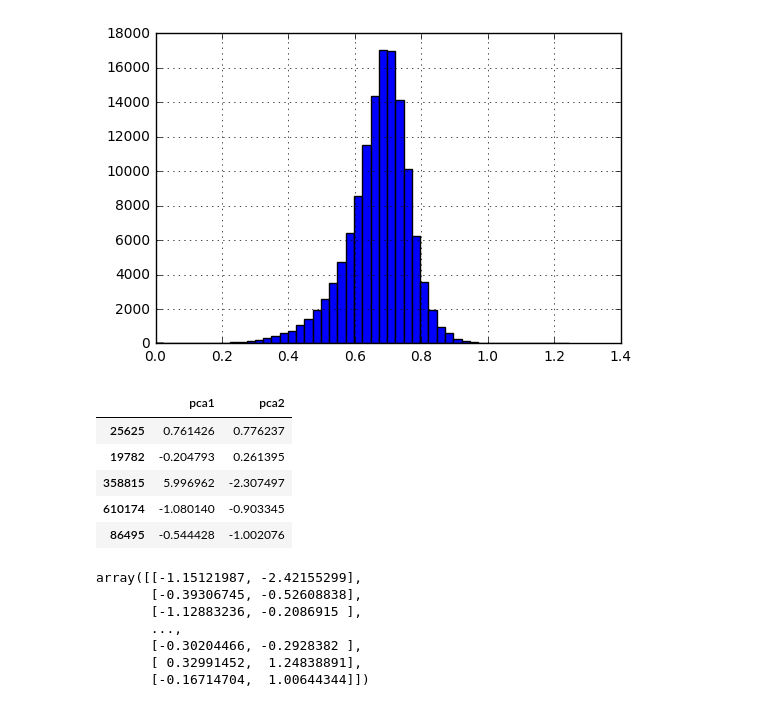
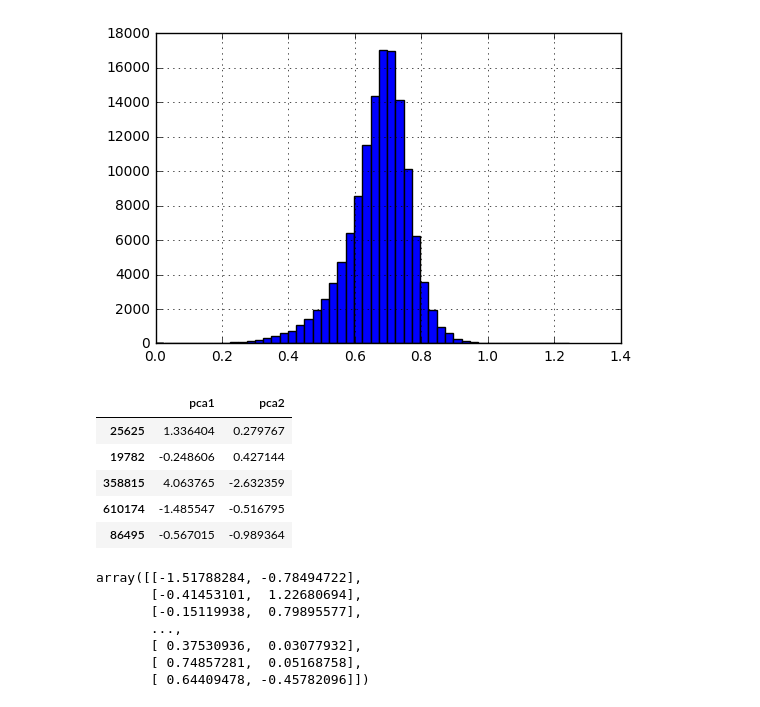
Before and after one commit to hernamesbarbara/r6stats, a Jupyter notebook: notebooks/Play Styles.ipynb, the cells around one changed output. Drawn from its saved outputs; the diff is of its cells as text; code cells hidden in the pictures.

```diff
--- a/notebooks/Play Styles.ipynb
+++ b/notebooks/Play Styles.ipynb
@@ -107,32 +97,32 @@ from sklearn.cluster import KMeans, MiniBatchKMeans
 from sklearn import preprocessing
 from sklearn.preprocessing import MinMaxScaler, StandardScaler
 # %%
-scaler = MinMaxScaler(feature_range=(-1,1), copy=True).fit(df)
-# scaler = StandardScaler(copy=True).fit(df)
+scaler = MinMaxScaler(feature_range=(-1,1), copy=True).fit(df_gameplay)
+# scaler = StandardScaler(copy=True).fit(df_gameplay)
 
-X_scaled = pd.DataFrame(scaler.transform(df), index=df.index, columns=df.columns)
+X_scaled = pd.DataFrame(scaler.transform(df_gameplay), index=df_gameplay.index, columns=df_gameplay.columns)
 
 reducer = pca.PCA(n_components=2, whiten=True).fit(X_scaled)
-X_pca = pd.DataFrame(reducer.transform(X_scaled), index=df.index, columns=['pca1', 'pca2'])
+X_pca = pd.DataFrame(reducer.transform(X_scaled), index=X_scaled.index, columns=['pca1', 'pca2'])
 X_pca.head()
 # %% [output]
 |  | pca1 | pca2 |
-| 25625 | 0.761426 | 0.776237 |
-| 19782 | -0.204793 | 0.261395 |
-| 358815 | 5.996962 | -2.307497 |
-| 610174 | -1.080140 | -0.903345 |
-| 86495 | -0.544428 | -1.002076 |
+| 25625 | 1.336404 | 0.279767 |
+| 19782 | -0.248606 | 0.427144 |
+| 358815 | 4.063765 | -2.632359 |
+| 610174 | -1.485547 | -0.516795 |
+| 86495 | -0.567015 | -0.989364 |
 # %%
 X = X_pca.copy().sample(n=10000).values
 X
 # %% [output]
-array([[-1.15121987, -2.42155299],
-       [-0.39306745, -0.52608838],
-       [-1.12883236, -0.2086915 ],
+array([[-1.51788284, -0.78494722],
+       [-0.41453101,  1.22680694],
+       [-0.15119938,  0.79895577],
        ...,
-       [-0.30204466, -0.2928382 ],
-       [ 0.32991452,  1.24838891],
-       [-0.16714704,  1.00644344]])
+       [ 0.37530936,  0.03077932],
+       [ 0.74857281,  0.05168758],
+       [ 0.64409478, -0.45782096]])
 # %%
 from sklearn.metrics import silhouette_samples, silhouette_score
 import matplotlib.cm as cm
```
Also changed, not shown: parts of 4 cells of this notebook.
